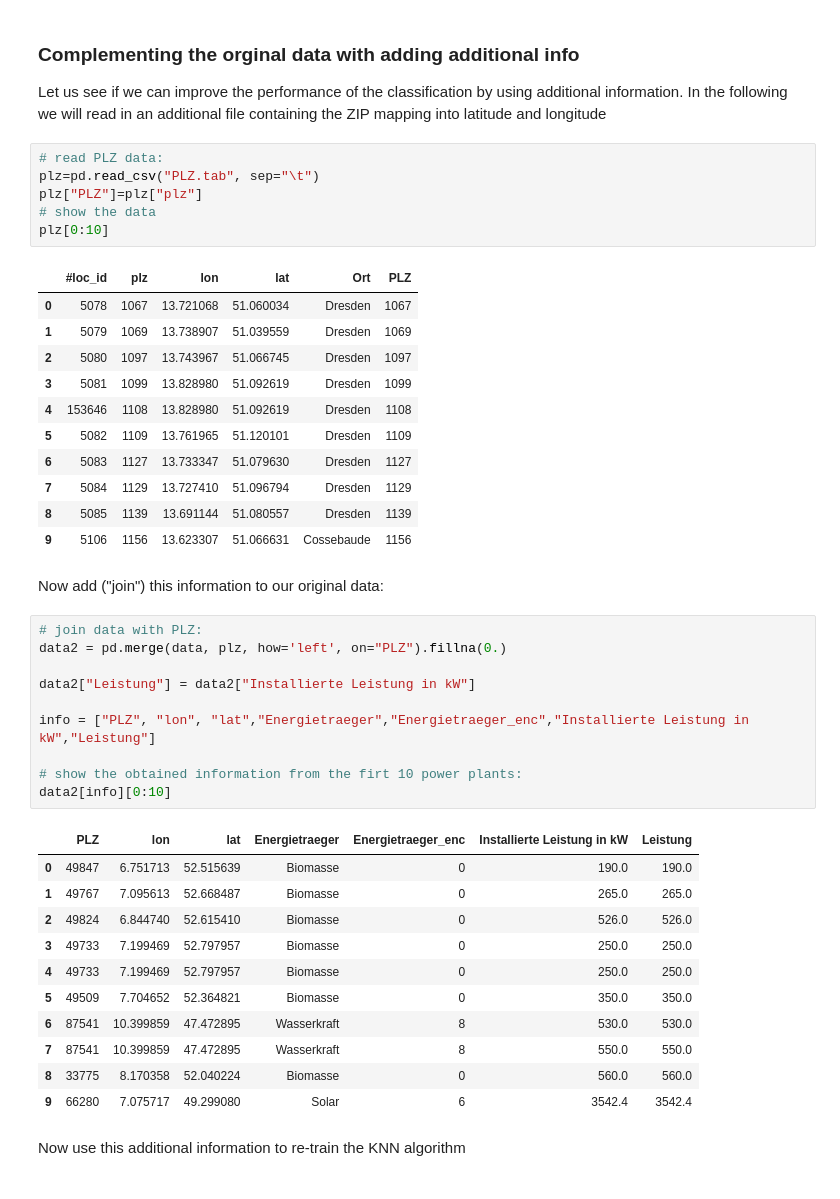
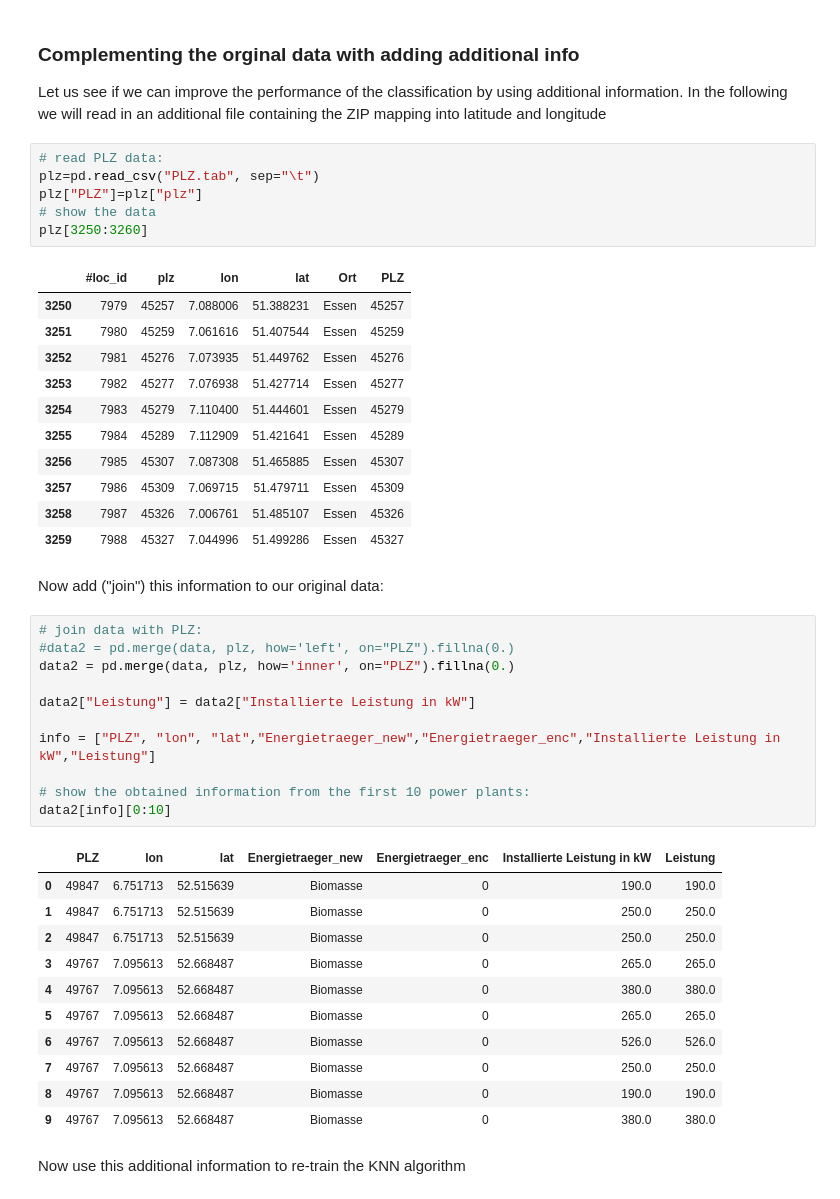
Before and after one commit to cortiana/DemoML, a Jupyter notebook: ml-demo01.ipynb, the cells around one changed output. Saved outputs shown, nothing was run; the diff lists cells and outputs as text.

```diff
--- a/ml-demo01.ipynb
+++ b/ml-demo01.ipynb
@@ -190,45 +216,46 @@ Let us see if we can improve the performance of the classification by using addi
 # %%
 # read PLZ data:
 plz=pd.read_csv("PLZ.tab", sep="\t")
 plz["PLZ"]=plz["plz"]
 # show the data
-plz[0:10]
+plz[3250:3260]
 # %% [output]
 |  | #loc_id | plz | lon | lat | Ort | PLZ |
-| 0 | 5078 | 1067 | 13.721068 | 51.060034 | Dresden | 1067 |
-| 1 | 5079 | 1069 | 13.738907 | 51.039559 | Dresden | 1069 |
-| 2 | 5080 | 1097 | 13.743967 | 51.066745 | Dresden | 1097 |
-| 3 | 5081 | 1099 | 13.828980 | 51.092619 | Dresden | 1099 |
-| 4 | 153646 | 1108 | 13.828980 | 51.092619 | Dresden | 1108 |
-| 5 | 5082 | 1109 | 13.761965 | 51.120101 | Dresden | 1109 |
-| 6 | 5083 | 1127 | 13.733347 | 51.079630 | Dresden | 1127 |
-| 7 | 5084 | 1129 | 13.727410 | 51.096794 | Dresden | 1129 |
-| 8 | 5085 | 1139 | 13.691144 | 51.080557 | Dresden | 1139 |
-| 9 | 5106 | 1156 | 13.623307 | 51.066631 | Cossebaude | 1156 |
+| 3250 | 7979 | 45257 | 7.088006 | 51.388231 | Essen | 45257 |
+| 3251 | 7980 | 45259 | 7.061616 | 51.407544 | Essen | 45259 |
+| 3252 | 7981 | 45276 | 7.073935 | 51.449762 | Essen | 45276 |
+| 3253 | 7982 | 45277 | 7.076938 | 51.427714 | Essen | 45277 |
+| 3254 | 7983 | 45279 | 7.110400 | 51.444601 | Essen | 45279 |
+| 3255 | 7984 | 45289 | 7.112909 | 51.421641 | Essen | 45289 |
+| 3256 | 7985 | 45307 | 7.087308 | 51.465885 | Essen | 45307 |
+| 3257 | 7986 | 45309 | 7.069715 | 51.479711 | Essen | 45309 |
+| 3258 | 7987 | 45326 | 7.006761 | 51.485107 | Essen | 45326 |
+| 3259 | 7988 | 45327 | 7.044996 | 51.499286 | Essen | 45327 |
 # %% [markdown]
 Now add ("join") this information to our original data:
 # %%
 # join data with PLZ:
-data2 = pd.merge(data, plz, how='left', on="PLZ").fillna(0.)
+#data2 = pd.merge(data, plz, how='left', on="PLZ").fillna(0.)
+data2 = pd.merge(data, plz, how='inner', on="PLZ").fillna(0.)
 
 data2["Leistung"] = data2["Installierte Leistung in kW"]
 
-info = ["PLZ", "lon", "lat","Energietraeger","Energietraeger_enc","Installierte Leistung in kW","Leistung"]
+info = ["PLZ", "lon", "lat","Energietraeger_new","Energietraeger_enc","Installierte Leistung in kW","Leistung"]
 
-# show the obtained information from the firt 10 power plants:
+# show the obtained information from the first 10 power plants:
 data2[info][0:10]
 # %% [output]
-|  | PLZ | lon | lat | Energietraeger | Energietraeger_enc | Installierte Leistung in kW | Leistung |
+|  | PLZ | lon | lat | Energietraeger_new | Energietraeger_enc | Installierte Leistung in kW | Leistung |
 | 0 | 49847 | 6.751713 | 52.515639 | Biomasse | 0 | 190.0 | 190.0 |
-| 1 | 49767 | 7.095613 | 52.668487 | Biomasse | 0 | 265.0 | 265.0 |
-| 2 | 49824 | 6.844740 | 52.615410 | Biomasse | 0 | 526.0 | 526.0 |
-| 3 | 49733 | 7.199469 | 52.797957 | Biomasse | 0 | 250.0 | 250.0 |
-| 4 | 49733 | 7.199469 | 52.797957 | Biomasse | 0 | 250.0 | 250.0 |
-| 5 | 49509 | 7.704652 | 52.364821 | Biomasse | 0 | 350.0 | 350.0 |
-| 6 | 87541 | 10.399859 | 47.472895 | Wasserkraft | 8 | 530.0 | 530.0 |
-| 7 | 87541 | 10.399859 | 47.472895 | Wasserkraft | 8 | 550.0 | 550.0 |
-| 8 | 33775 | 8.170358 | 52.040224 | Biomasse | 0 | 560.0 | 560.0 |
-| 9 | 66280 | 7.075717 | 49.299080 | Solar | 6 | 3542.4 | 3542.4 |
+| 1 | 49847 | 6.751713 | 52.515639 | Biomasse | 0 | 250.0 | 250.0 |
+| 2 | 49847 | 6.751713 | 52.515639 | Biomasse | 0 | 250.0 | 250.0 |
+| 3 | 49767 | 7.095613 | 52.668487 | Biomasse | 0 | 265.0 | 265.0 |
+| 4 | 49767 | 7.095613 | 52.668487 | Biomasse | 0 | 380.0 | 380.0 |
+| 5 | 49767 | 7.095613 | 52.668487 | Biomasse | 0 | 265.0 | 265.0 |
+| 6 | 49767 | 7.095613 | 52.668487 | Biomasse | 0 | 526.0 | 526.0 |
+| 7 | 49767 | 7.095613 | 52.668487 | Biomasse | 0 | 250.0 | 250.0 |
+| 8 | 49767 | 7.095613 | 52.668487 | Biomasse | 0 | 190.0 | 190.0 |
+| 9 | 49767 | 7.095613 | 52.668487 | Biomasse | 0 | 380.0 | 380.0 |
 # %% [markdown]
 Now use this additional information to re-train the KNN algorithm
 # %%
```
Also changed, not shown: parts of 29 cells of this notebook, 1 other file.
